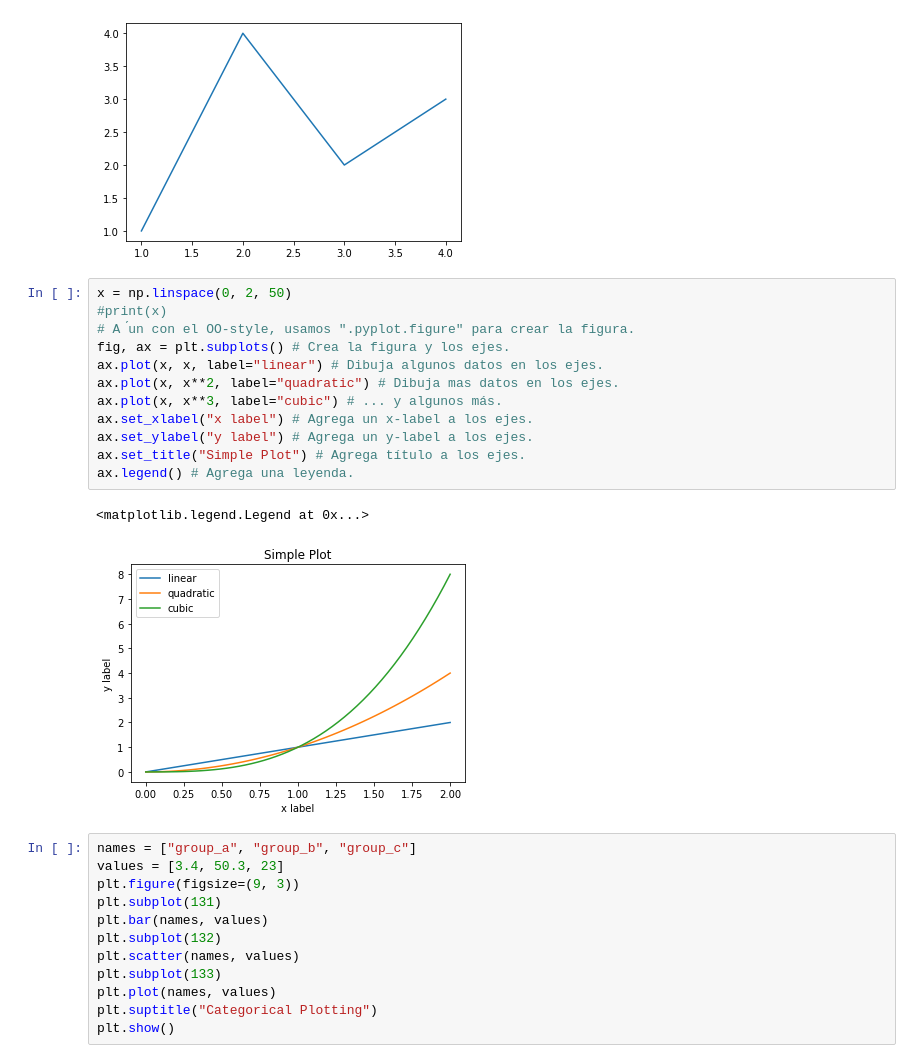
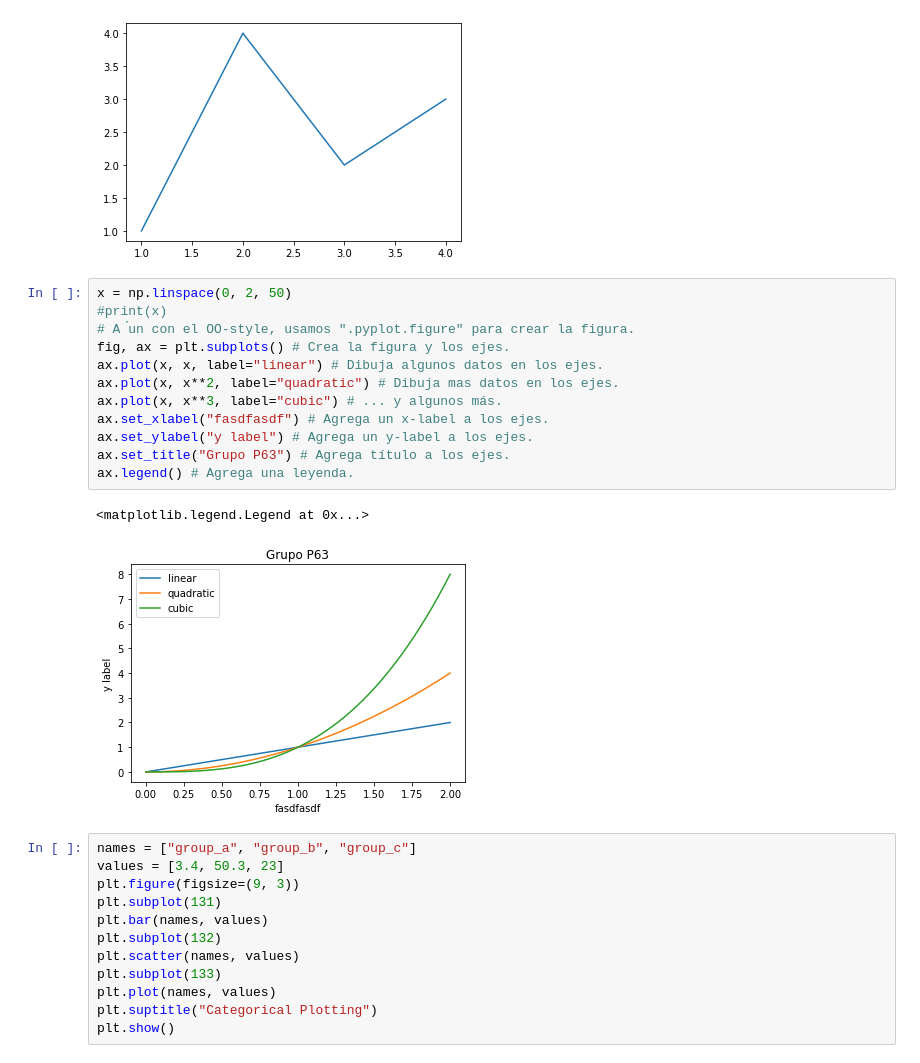
Before and after one commit to esgantivar/MinTIC2021-Ciclo-I, a Jupyter notebook: 22. Manejo librerias.ipynb, the cells around one changed output. Saved outputs shown, nothing was run; the diff lists cells and outputs as text.

```diff
--- a/22. Manejo librerias.ipynb
+++ b/22. Manejo librerias.ipynb
@@ -141,18 +184,18 @@ plt.plot([1, 2, 3, 4], [1, 4, 2, 3])
 # %%
 x = np.linspace(0, 2, 50)
 #print(x)
 # A ́un con el OO-style, usamos ".pyplot.figure" para crear la figura.
 fig, ax = plt.subplots() # Crea la figura y los ejes.
 ax.plot(x, x, label="linear") # Dibuja algunos datos en los ejes.
 ax.plot(x, x**2, label="quadratic") # Dibuja mas datos en los ejes.
 ax.plot(x, x**3, label="cubic") # ... y algunos más.
-ax.set_xlabel("x label") # Agrega un x-label a los ejes.
+ax.set_xlabel("fasdfasdf") # Agrega un x-label a los ejes.
 ax.set_ylabel("y label") # Agrega un y-label a los ejes.
-ax.set_title("Simple Plot") # Agrega título a los ejes.
+ax.set_title("Grupo P63") # Agrega título a los ejes.
 ax.legend() # Agrega una leyenda.
 # %% [output]
 <matplotlib.legend.Legend at 0x...>
-[figure, old version]
+[figure, new version]
 # %%
 names = ["group_a", "group_b", "group_c"]
 values = [3.4, 50.3, 23]
```
Also changed, not shown: parts of 45 cells of this notebook.
